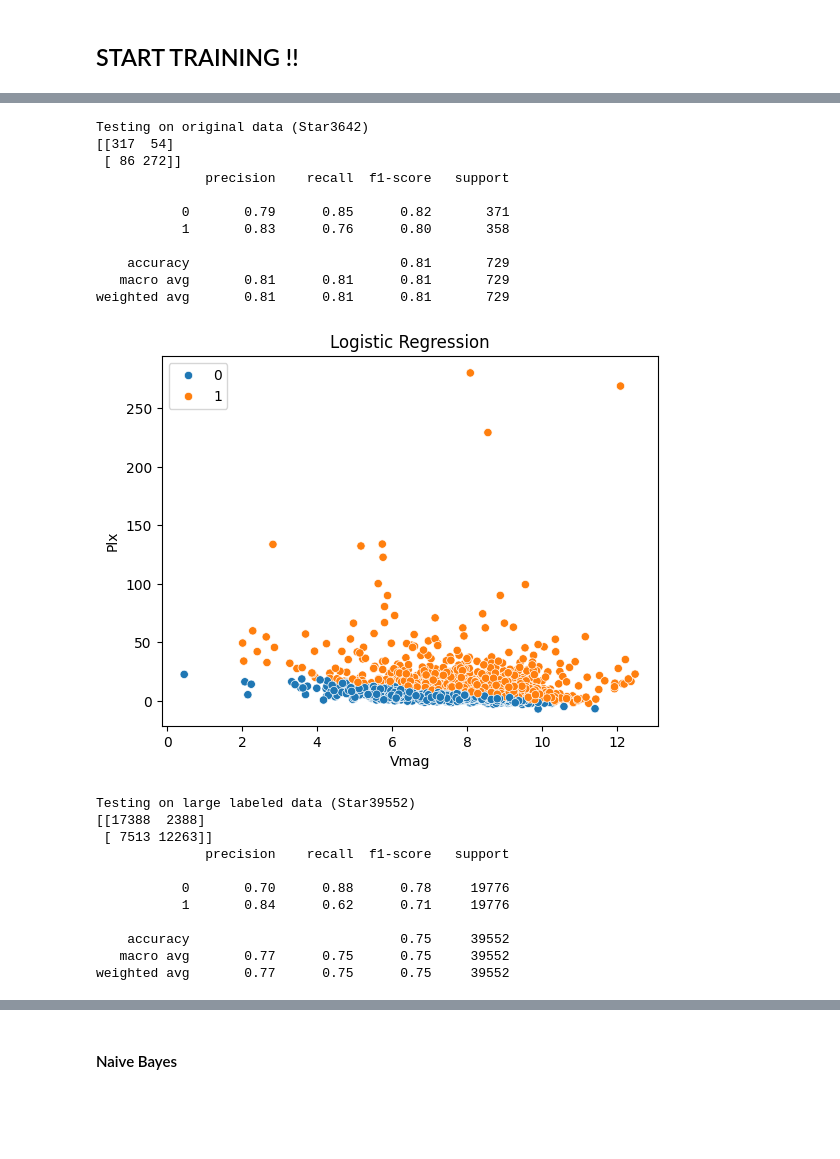
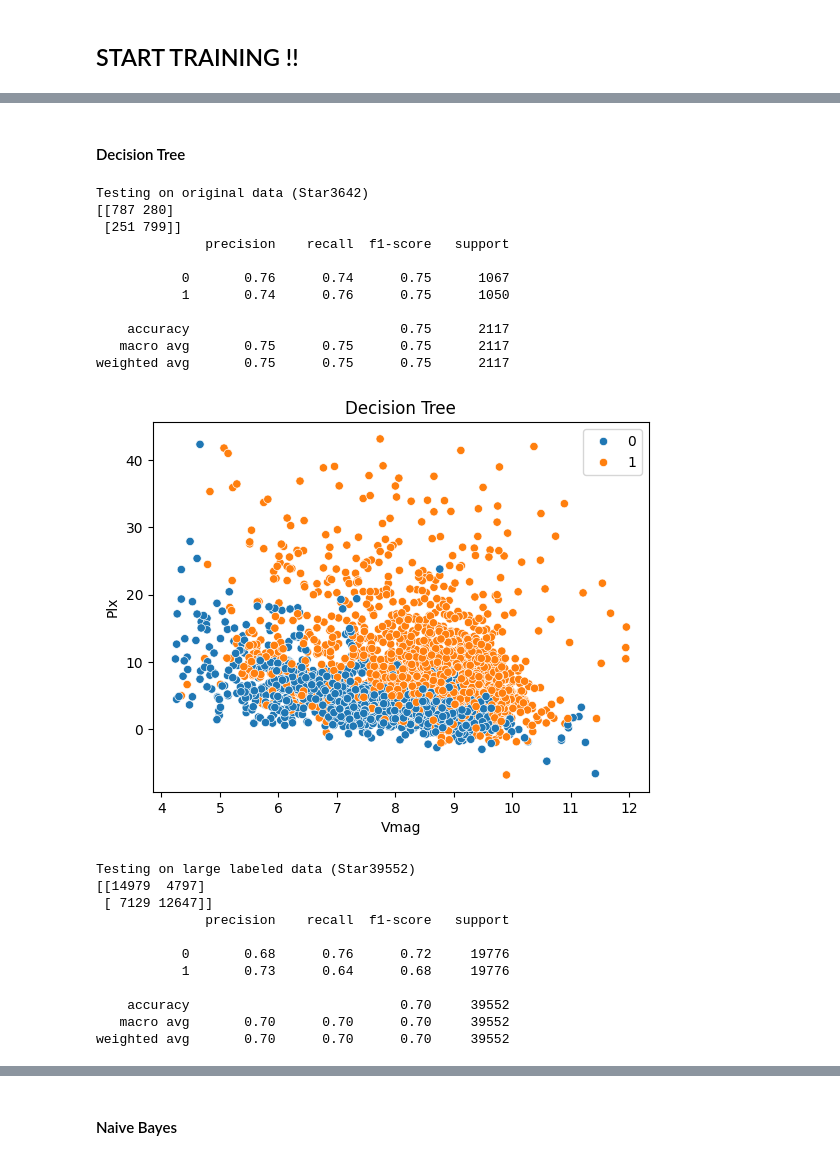
Before and after one commit to sheriranka/fisi, a Jupyter notebook: DataTraining.ipynb, the cells around one changed output, grey strips where cells are left out. Drawn from its saved outputs; the diff is of its cells as text; code cells hidden in the pictures; blank space fills up the shorter version.

```diff
--- a/DataTraining.ipynb
+++ b/DataTraining.ipynb
@@ -68,2 +69,6 @@ star39552['SpType'] = encoder.transform(star39552['SpType'])
+# %%
+numVars = star3642[['Amag','Vmag','Plx','B-V']]
+
+star3642 = star3642[(np.abs(zscore(numVars)) < 3).all(axis=1)]
 # %% [markdown]
 ## START TRAINING !!
@@ -89,48 +138,46 @@ plt.show()
+# %% [markdown]
+#### Decision Tree
 # %%
-#Set training data
-X_train, X_test, y_train, y_test = train_test_split(X, y, test_size=0.2, random_state=seed)
-
-#logistic regression model
-model = LogisticRegression(random_state=seed)
+X_train, X_test, y_train, y_test = train_test_split(X, y, test_size=0.6)
+model = DecisionTreeClassifier()
 model.fit(X_train, y_train)
 
 print("Testing on original data (Star3642)")
-
 y_pred = model.predict(X_test)
 print(confusion_matrix(y_test, y_pred))
 print(classification_report(y_test, y_pred))
 
 y_pred = model.predict(X)
 sns.scatterplot(x=X["Vmag"], y=X["Plx"], hue=y_pred)
-plt.title("Logistic Regression")
+plt.title("Decision Tree")
 plt.show()
 
 print("Testing on large labeled data (Star39552)")
 
 y_pred = model.predict(xx)
 print(confusion_matrix(yy, y_pred))
 print(classification_report(yy, y_pred))
 # %% [output]
 Testing on original data (Star3642)
-[[317  54]
- [ 86 272]]
+[[787 280]
+ [251 799]]
               precision    recall  f1-score   support
 
-           0       0.79      0.85      0.82       371
-           1       0.83      0.76      0.80       358
+           0       0.76      0.74      0.75      1067
+           1       0.74      0.76      0.75      1050
 
-    accuracy                           0.81       729
-   macro avg       0.81      0.81      0.81       729
-weighted avg       0.81      0.81      0.81       729
+    accuracy                           0.75      2117
+   macro avg       0.75      0.75      0.75      2117
+weighted avg       0.75      0.75      0.75      2117
-[figure, old version]
+[figure, new version]
 Testing on large labeled data (Star39552)
-[[17388  2388]
- [ 7513 12263]]
+[[14979  4797]
+ [ 7129 12647]]
               precision    recall  f1-score   support
 
-           0       0.70      0.88      0.78     19776
-           1       0.84      0.62      0.71     19776
+           0       0.68      0.76      0.72     19776
+           1       0.73      0.64      0.68     19776
 
-    accuracy                           0.75     39552
-   macro avg       0.77      0.75      0.75     39552
-weighted avg       0.77      0.75      0.75     39552
+    accuracy                           0.70     39552
+   macro avg       0.70      0.70      0.70     39552
+weighted avg       0.70      0.70      0.70     39552
```
Also changed, not shown: parts of 105 cells of this notebook, 1 other file.
